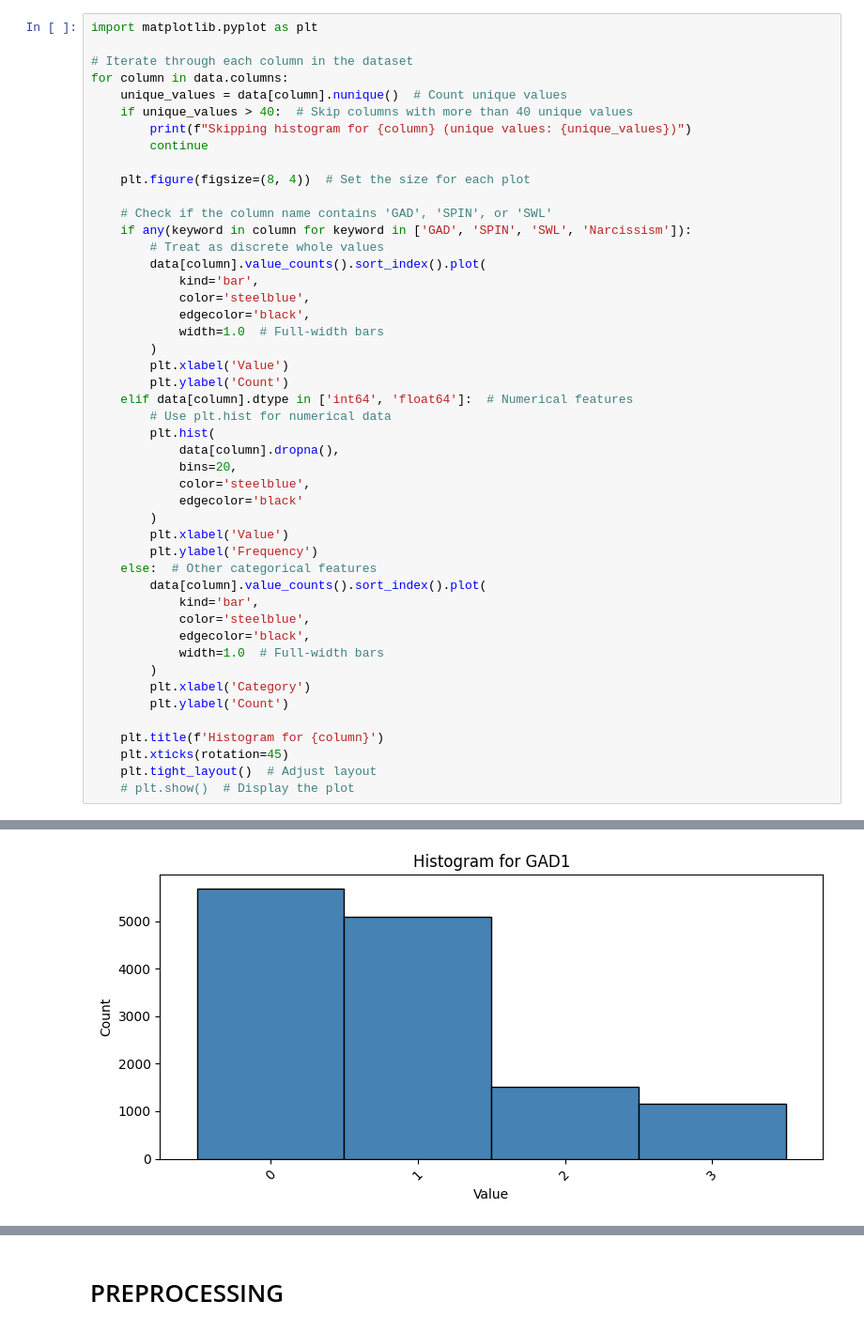
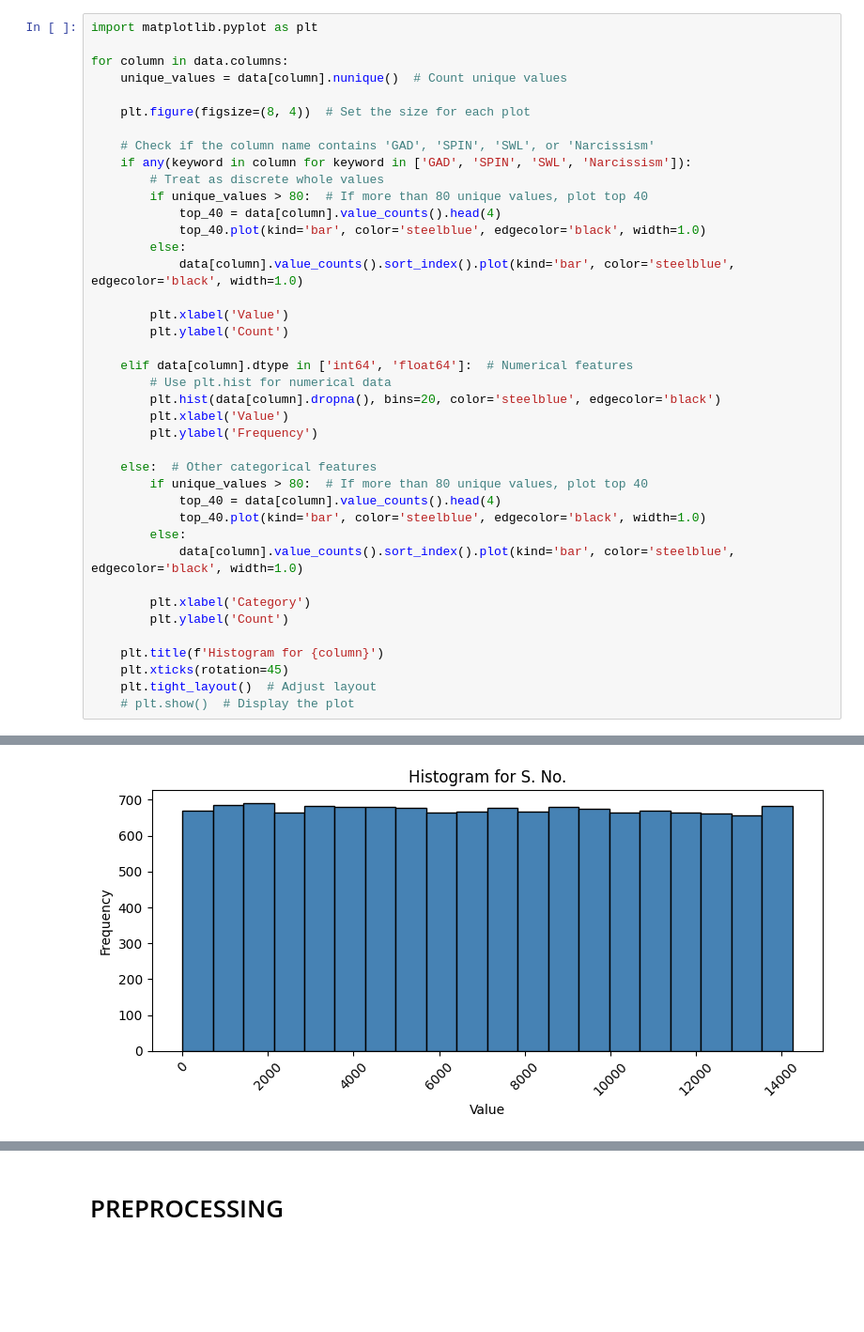
Before and after one commit to ALIENHZ1/ECE443_Term_Project, a Jupyter notebook: Game Anxiety/main.ipynb, the cells around one changed output, grey strips where cells are left out. Shown at 94% size. Cells and saved outputs as stored; diff of their text form; blank space fills up the shorter version.

Commit message:
completed regression dataset testing, needs comments

```diff
--- a/Game Anxiety/main.ipynb
+++ b/Game Anxiety/main.ipynb
@@ -107,43 +121,36 @@ display(missing_summary)
 # %%
 import matplotlib.pyplot as plt
 
-# Iterate through each column in the dataset
 for column in data.columns:
     unique_values = data[column].nunique()  # Count unique values
-    if unique_values > 40:  # Skip columns with more than 40 unique values
-        print(f"Skipping histogram for {column} (unique values: {unique_values})")
-        continue
 
     plt.figure(figsize=(8, 4))  # Set the size for each plot
 
-    # Check if the column name contains 'GAD', 'SPIN', or 'SWL'
+    # Check if the column name contains 'GAD', 'SPIN', 'SWL', or 'Narcissism'
     if any(keyword in column for keyword in ['GAD', 'SPIN', 'SWL', 'Narcissism']):
         # Treat as discrete whole values
-        data[column].value_counts().sort_index().plot(
-            kind='bar',
-            color='steelblue',
-            edgecolor='black',
-            width=1.0  # Full-width bars
-        )
+        if unique_values > 80:  # If more than 80 unique values, plot top 40
+            top_40 = data[column].value_counts().head(4)
+            top_40.plot(kind='bar', color='steelblue', edgecolor='black', width=1.0)
+        else:
+            data[column].value_counts().sort_index().plot(kind='bar', color='steelblue', edgecolor='black', width=1.0)
+
         plt.xlabel('Value')
         plt.ylabel('Count')
+
     elif data[column].dtype in ['int64', 'float64']:  # Numerical features
         # Use plt.hist for numerical data
-        plt.hist(
-            data[column].dropna(),
-            bins=20,
-            color='steelblue',
-            edgecolor='black'
-        )
+        plt.hist(data[column].dropna(), bins=20, color='steelblue', edgecolor='black')
         plt.xlabel('Value')
         plt.ylabel('Frequency')
+
     else:  # Other categorical features
-        data[column].value_counts().sort_index().plot(
-            kind='bar',
-            color='steelblue',
-            edgecolor='black',
-            width=1.0  # Full-width bars
-        )
+        if unique_values > 80:  # If more than 80 unique values, plot top 40
+            top_40 = data[column].value_counts().head(4)
+            top_40.plot(kind='bar', color='steelblue', edgecolor='black', width=1.0)
+        else:
+            data[column].value_counts().sort_index().plot(kind='bar', color='steelblue', edgecolor='black', width=1.0)
+
         plt.xlabel('Category')
         plt.ylabel('Count')
 
@@ -168 +162 @@ Skipping histogram for Birthplace_ISO3 (unique values: 124)
-[figure, old version]
+[figure, new version]
```
Also changed, not shown: parts of 25 cells of this notebook, 1 other file.
